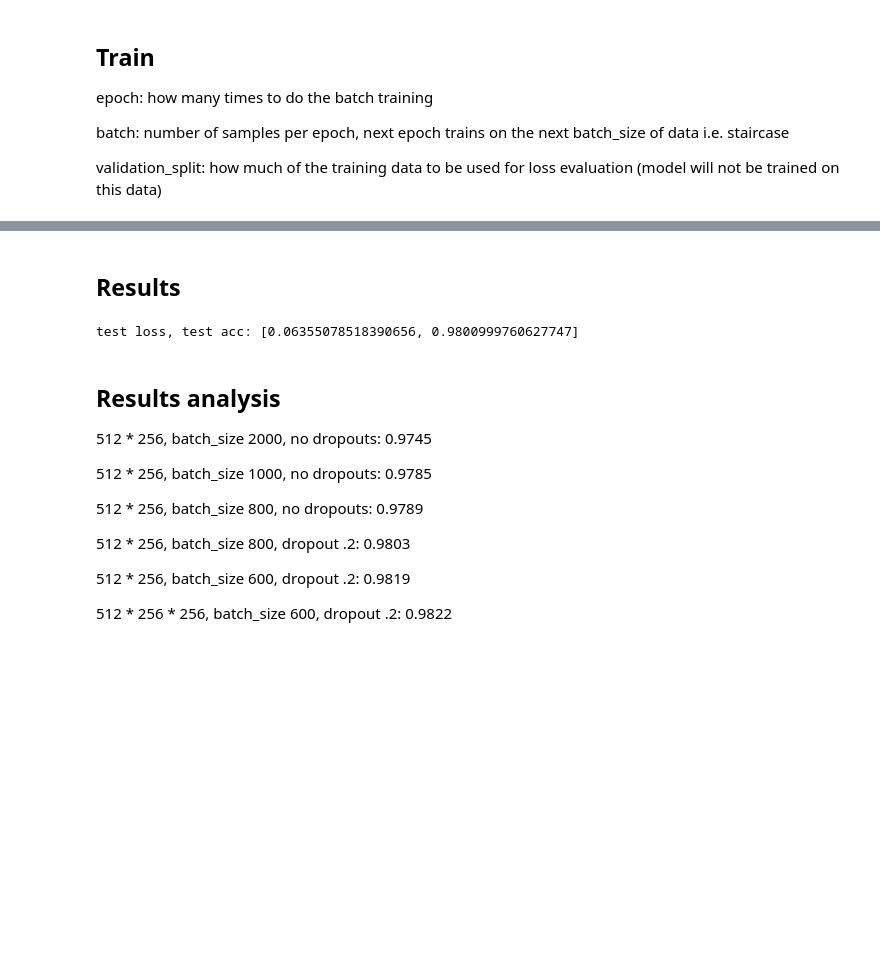
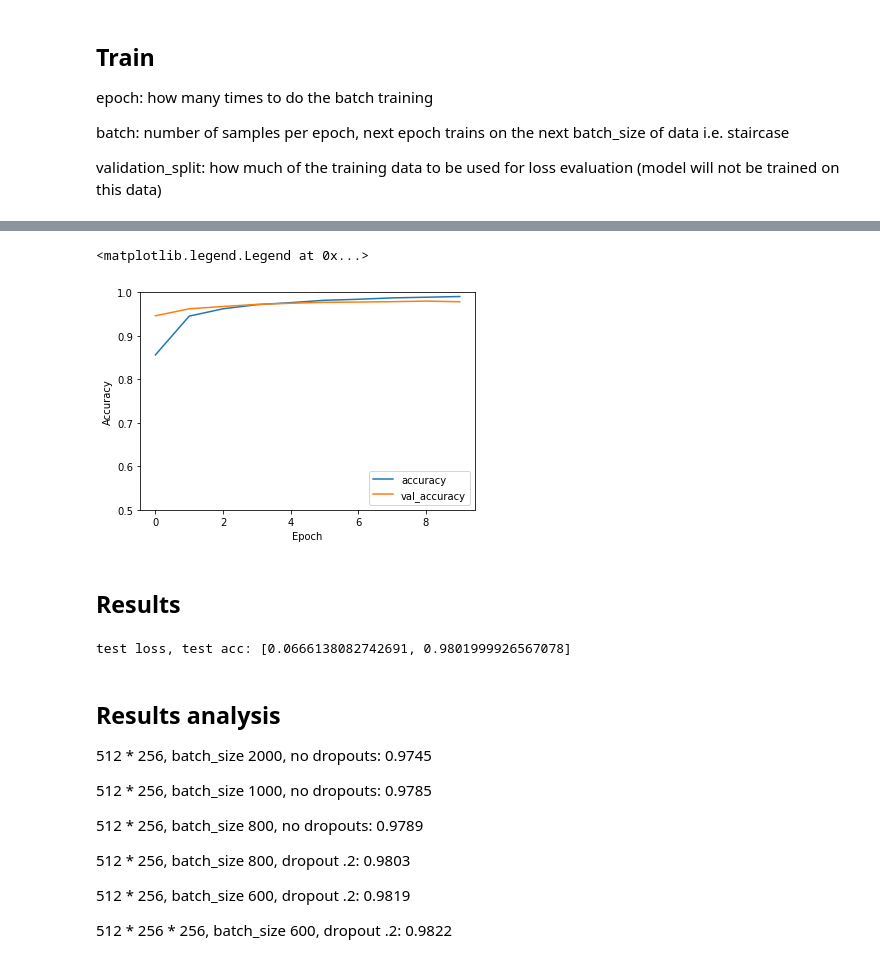
Before and after one commit to yct37785/NeuralNetworks, a Jupyter notebook: MLP.ipynb, the cells around one changed output, grey strips where cells are left out. Drawn from its saved outputs; the diff is of its cells as text; code cells hidden in the pictures; blank space fills up the shorter version.

```diff
--- a/MLP.ipynb
+++ b/MLP.ipynb
@@ -77,7 +79,7 @@ batch: number of samples per epoch, next epoch trains on the next batch_size of
 
 validation_split: how much of the training data to be used for loss evaluation (model will not be trained on this data)
 # %%
-model.fit(X_train, y_train,
+history = model.fit(X_train, y_train,
           epochs=10,
           batch_size=600,
           validation_split=0.2)
@@ -106,10 +113,20 @@ Epoch 10/10
+# %%
+plt.plot(history.history['accuracy'], label='accuracy')
+plt.plot(history.history['val_accuracy'], label = 'val_accuracy')
+plt.xlabel('Epoch')
+plt.ylabel('Accuracy')
+plt.ylim([0.5, 1])
+plt.legend(loc='lower right')
+# %% [output]
+<matplotlib.legend.Legend at 0x...>
+[figure, added]
 # %% [markdown]
 ## Results
 # %%
 results = model.evaluate(X_test, y_test, verbose=0)
 print('test loss, test acc:', results)
 # %% [output]
-test loss, test acc: [0.06355078518390656, 0.9800999760627747]
+test loss, test acc: [0.0666138082742691, 0.9801999926567078]
 # %% [markdown]
 ## Results analysis
 512 * 256, batch_size 2000, no dropouts: 0.9745
```
Also changed, not shown: parts of 7 cells of this notebook, 1 other file.
